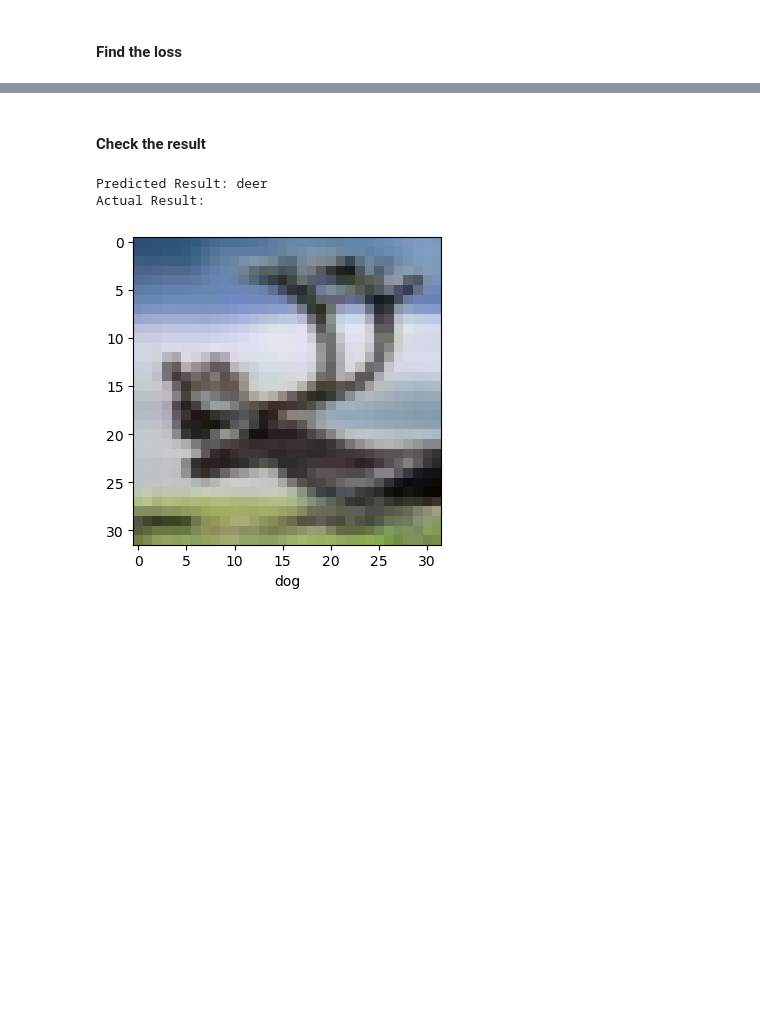
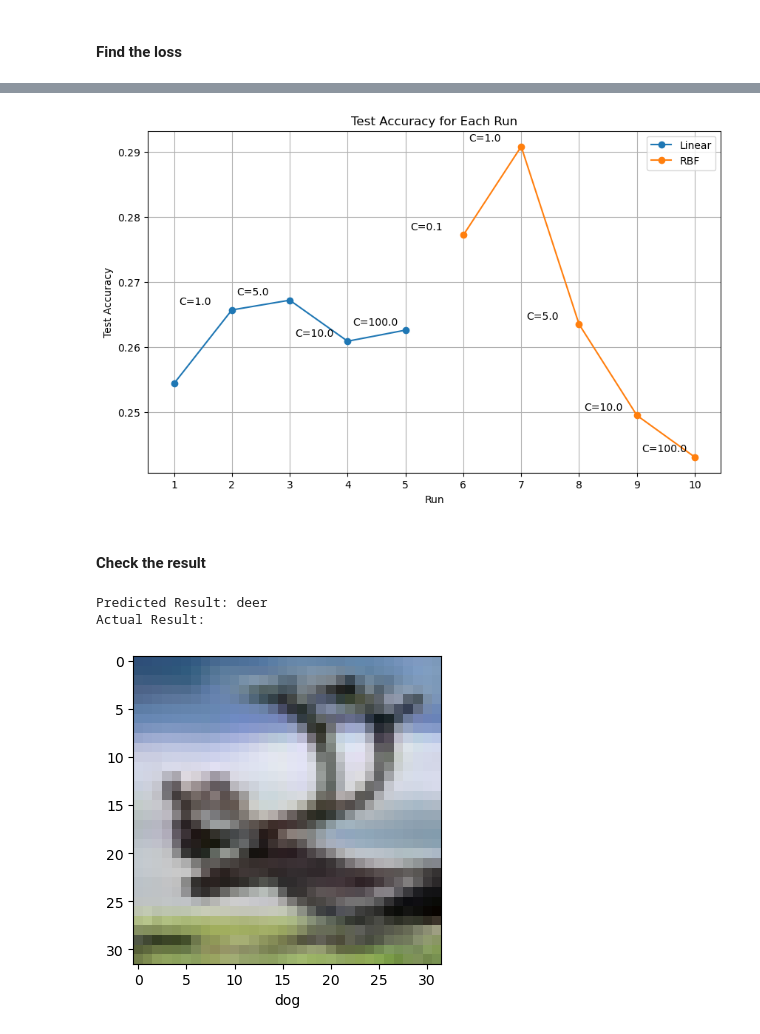
Before and after one commit to abhishekbagde/CIFAR10_Dataset, a Jupyter notebook: CV_CIFAR10_SIFT.ipynb, the cells around one changed output, grey strips where cells are left out. Drawn from its saved outputs; the diff is of its cells as text; code cells hidden in the pictures; blank space fills up the shorter version.

```diff
--- a/CV_CIFAR10_SIFT.ipynb
+++ b/CV_CIFAR10_SIFT.ipynb
@@ -112,0 +175,3 @@ Validation loss: 3.6402
+# %%
+for i in test_accuracies:
+    print(i)
@@ -113,3 +233,40 @@ Validation loss: 3.6402
+# %%
+import pandas as pd
+import matplotlib.pyplot as plt
+
+# Data for each run
+data = [
+    {"Run": 1, "Kernel": "Linear", "Test Accuracy": 0.2544, "C": 0.1},
+    {"Run": 2, "Kernel": "Linear", "Test Accuracy": 0.2657, "C": 1.0},
+    {"Run": 3, "Kernel": "Linear", "Test Accuracy": 0.2672, "C": 5.0},
+    {"Run": 4, "Kernel": "Linear", "Test Accuracy": 0.2609, "C": 10.0},
+    {"Run": 5, "Kernel": "Linear", "Test Accuracy": 0.2626, "C": 100.0},
+    {"Run": 6, "Kernel": "RBF", "Test Accuracy": 0.2772, "C": 0.1},
+    {"Run": 7, "Kernel": "RBF", "Test Accuracy": 0.2908, "C": 1.0},
+    {"Run": 8, "Kernel": "RBF", "Test Accuracy": 0.2635, "C": 5.0},
+    {"Run": 9, "Kernel": "RBF", "Test Accuracy": 0.2495, "C": 10.0},
+    {"Run": 10, "Kernel": "RBF", "Test Accuracy": 0.2431, "C": 100.0},
+]
+
+# Convert data to pandas DataFrame
+df = pd.DataFrame(data)
+
+# Plot the graph
+plt.figure(figsize=(10, 6))
+for kernel, group in df.groupby("Kernel"):
+    plt.plot(group["Run"], group["Test Accuracy"], marker='o', label=kernel)
+    for i, (run, row) in enumerate(group.iterrows(), start=1):
+        plt.annotate(f"C={row['C']}", xy=(run, row["Test Accuracy"]), xytext=(5, 5), textcoords='offset points')
+
+plt.xlabel("Run")
+plt.ylabel("Test Accuracy")
+plt.title("Test Accuracy for Each Run")
+plt.xticks(df["Run"])
+plt.legend()
+plt.grid(True)
+plt.show()
+# %% [output]
+[figure, added]
 # %% [markdown]
 #### Check the result
 # %%
```
Also changed, not shown: parts of 12 cells of this notebook, 1 other file.
